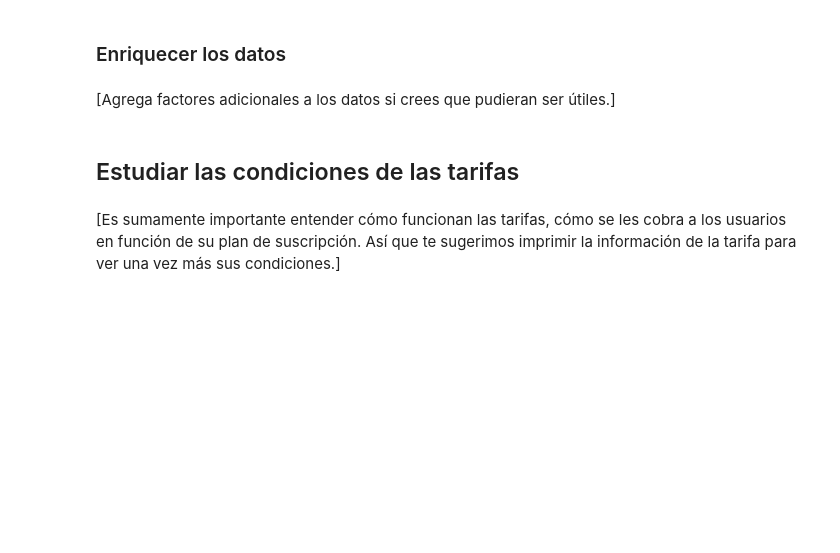
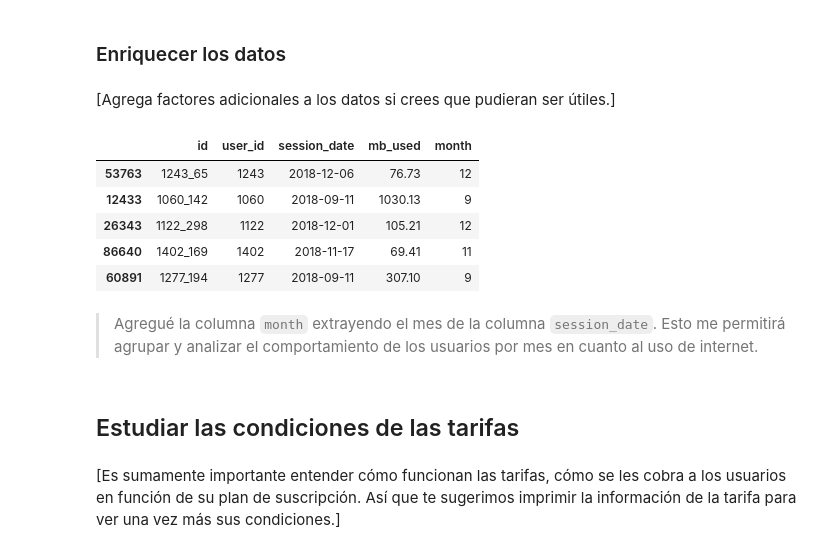
Before and after one commit to Davichobacter/data_science_tt, a Jupyter notebook: notebook.ipynb, the cells around one changed output. Saved outputs shown, nothing was run; the diff lists cells and outputs as text; code cells hidden in the pictures; blank space fills up the shorter version.

```diff
--- a/notebook.ipynb
+++ b/notebook.ipynb
@@ -427,3 +465,5 @@ messages_df.sample(5)
 ### Corregir los datos
 # %% [markdown]
 [Corrige los problemas obvios con los datos basándote en las observaciones iniciales.]
+# %%
+internet_df['session_date'] = pd.to_datetime(internet_df['session_date'])
@@ -431,6 +491,19 @@ messages_df.sample(5)
 ### Enriquecer los datos
 # %% [markdown]
 [Agrega factores adicionales a los datos si crees que pudieran ser útiles.]
+# %%
+internet_df['month'] = internet_df['session_date'].dt.month
+# %%
+internet_df.sample(5)
+# %% [output]
+|  | id | user_id | session_date | mb_used | month |
+| 53763 | 1243_65 | 1243 | 2018-12-06 | 76.73 | 12 |
+| 12433 | 1060_142 | 1060 | 2018-09-11 | 1030.13 | 9 |
+| 26343 | 1122_298 | 1122 | 2018-12-01 | 105.21 | 12 |
+| 86640 | 1402_169 | 1402 | 2018-11-17 | 69.41 | 11 |
+| 60891 | 1277_194 | 1277 | 2018-09-11 | 307.10 | 9 |
+# %% [markdown]
+> Agregué la columna `month` extrayendo el mes de la columna `session_date`. Esto me permitirá agrupar y analizar el comportamiento de los usuarios por mes en cuanto al uso de internet.
 # %% [markdown]
 ## Estudiar las condiciones de las tarifas
 # %% [markdown]
```
Also changed, not shown: parts of 6 cells of this notebook.
